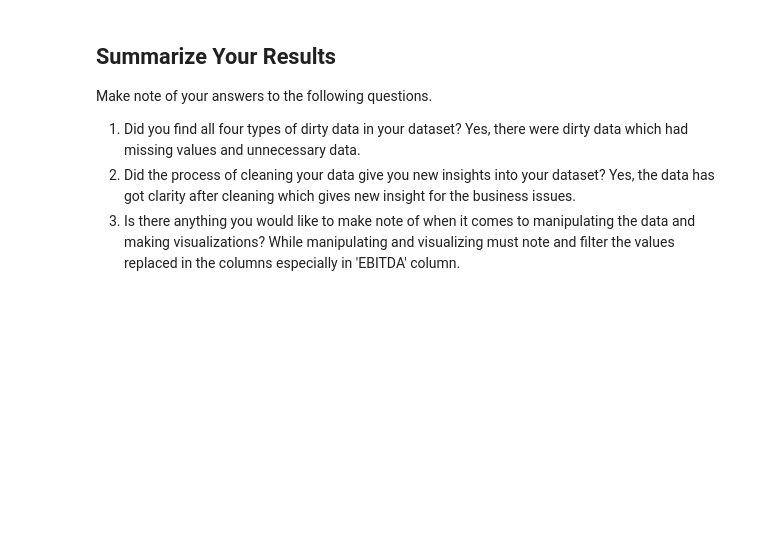
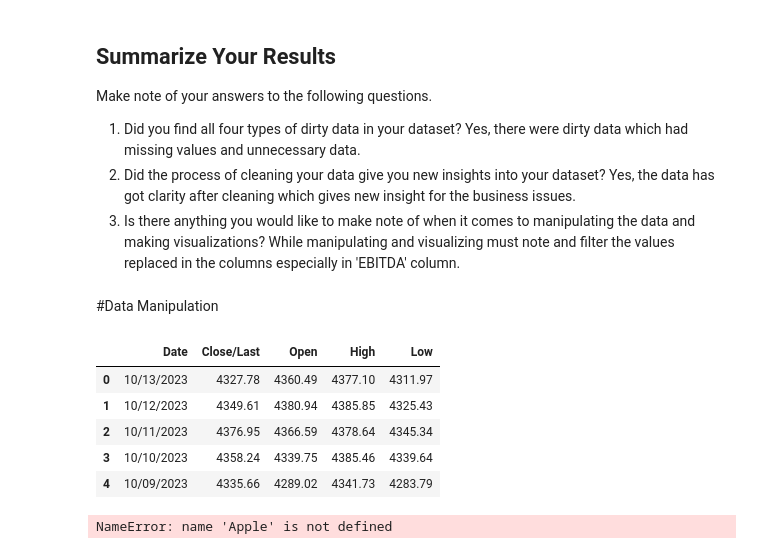
Before and after one commit to RajaniCherukuri/cleaning-data-checkpoint, a Jupyter notebook: checkpoint-three.ipynb, the cells around one changed output. Drawn from its saved outputs; the diff is of its cells as text; code cells hidden in the pictures; blank space fills up the shorter version.

```diff
--- a/checkpoint-three.ipynb
+++ b/checkpoint-three.ipynb
@@ -20,6 +20,12 @@ import numpy as np
 import matplotlib.pyplot as plt
 import seaborn as sns
 df_spc = pd.read_csv('sp500_companies.csv')
+df_spi = pd.read_csv('S&P500_index.csv')
+Apple = pd.read_csv('AAPL.csv')
+Google = pd.read_csv('GOOGL.csv')
+Microsoft = pd.read_csv('MSFT.csv')
+Tesla = pd.read_csv('TSLA.csv')
+Amazon = pd.read_csv('AMZN.csv')
 # %% [markdown]
 ## Missing Data
 
@@ -195,3 +201,18 @@ Yes, there were dirty data which had missing values and unnecessary data.
 Yes, the data has got clarity after cleaning which gives new insight for the business issues.
 3. Is there anything you would like to make note of when it comes to manipulating the data and making visualizations?
 While manipulating and visualizing must note and filter the values replaced in the columns especially in 'EBITDA' column.
+# %% [markdown]
+#Data Manipulation
+# %%
+df_spi.head()
+# %% [output]
+|  | Date | Close/Last | Open | High | Low |
+| 0 | 10/13/2023 | 4327.78 | 4360.49 | 4377.10 | 4311.97 |
+| 1 | 10/12/2023 | 4349.61 | 4380.94 | 4385.85 | 4325.43 |
+| 2 | 10/11/2023 | 4376.95 | 4366.59 | 4378.64 | 4345.34 |
+| 3 | 10/10/2023 | 4358.24 | 4339.75 | 4385.46 | 4339.64 |
+| 4 | 10/09/2023 | 4335.66 | 4289.02 | 4341.73 | 4283.79 |
+# %%
+Apple.head()
+# %% [output]
+NameError: name 'Apple' is not defined
```
Also changed, not shown: parts of 20 cells of this notebook.
